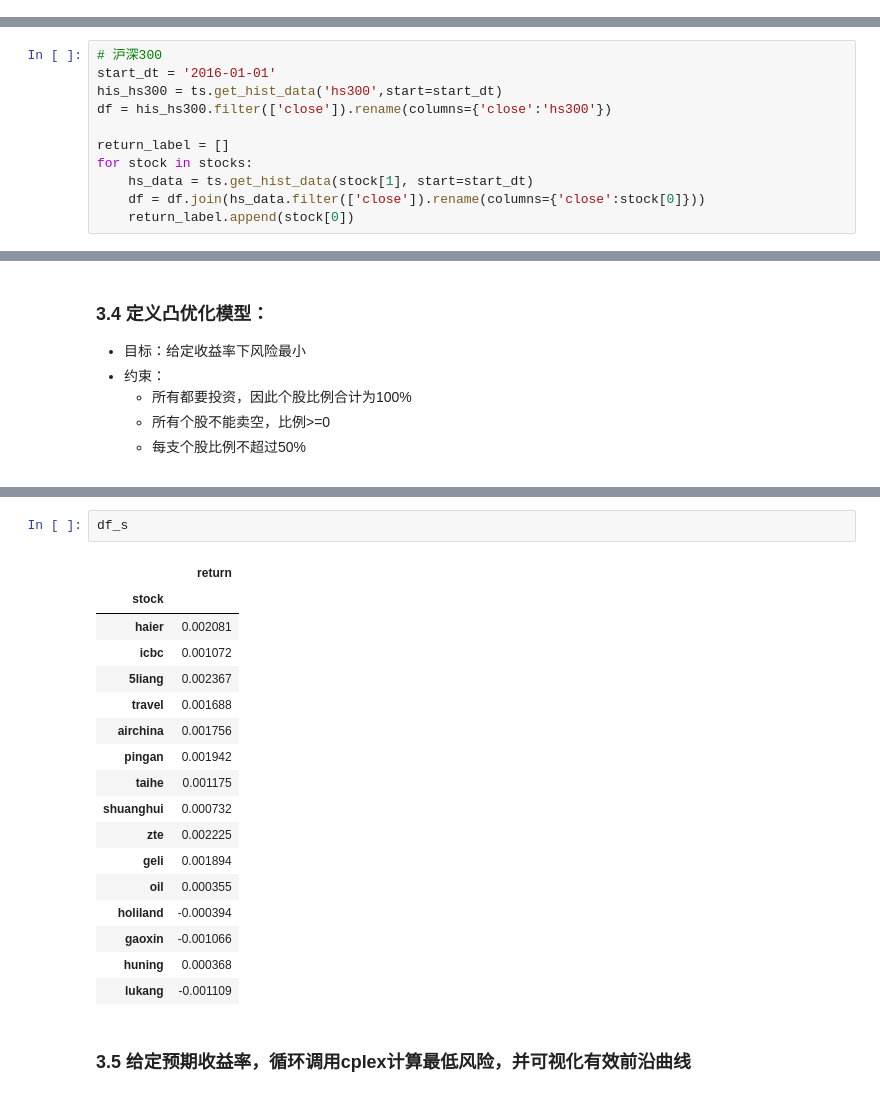
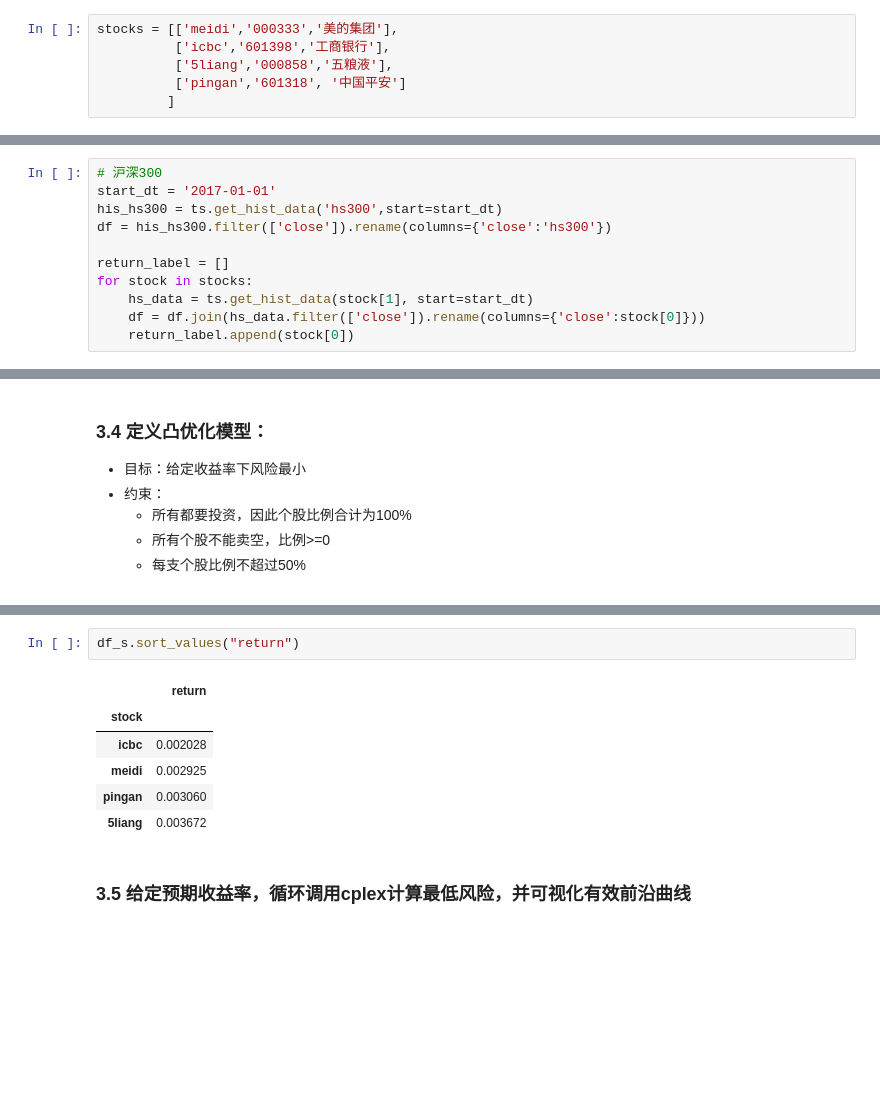
Before and after one commit to dongpo2/datascience, a Jupyter notebook: Portfolio_cplex.ipynb, the cells around one changed output, grey strips where cells are left out. Saved outputs shown, nothing was run; the diff lists cells and outputs as text; blank space fills up the shorter version.

```diff
--- a/Portfolio_cplex.ipynb
+++ b/Portfolio_cplex.ipynb
@@ -59,9 +25,15 @@ stocks = [['haier','600690','海尔'],
+# %%
+stocks = [['meidi','000333','美的集团'],
+          ['icbc','601398','工商银行'],
+          ['5liang','000858','五粮液'],
+          ['pingan','601318', '中国平安']
+         ]
 # %% [markdown]
 ### 1.2 个股的历史数据获取
 使用工具从互联网获取每个个股实时数据，使用每日日终价格。
 # %%
 # 沪深300
-start_dt = '2016-01-01'
+start_dt = '2017-01-01'
 his_hs300 = ts.get_hist_data('hs300',start=start_dt)
 df = his_hs300.filter(['close']).rename(columns={'close':'hs300'})
 
@@ -359,25 +295,14 @@ def init_model(df_secs, target):
     ct_return = mdl.add_constraint(actual_return >= target_return);
     return mdl, ct_return, variance
 # %%
-df_s
+df_s.sort_values("return")
 # %% [output]
 |  | return |
 | stock |  |
-| haier | 0.002081 |
-| icbc | 0.001072 |
-| 5liang | 0.002367 |
-| travel | 0.001688 |
-| airchina | 0.001756 |
-| pingan | 0.001942 |
-| taihe | 0.001175 |
-| shuanghui | 0.000732 |
-| zte | 0.002225 |
-| geli | 0.001894 |
-| oil | 0.000355 |
-| holiland | -0.000394 |
-| gaoxin | -0.001066 |
-| huning | 0.000368 |
-| lukang | -0.001109 |
+| icbc | 0.002028 |
+| meidi | 0.002925 |
+| pingan | 0.003060 |
+| 5liang | 0.003672 |
 # %% [markdown]
 ### 3.5 给定预期收益率，循环调用cplex计算最低风险，并可视化有效前沿曲线
 # %%
```
Also changed, not shown: parts of 16 cells of this notebook.
